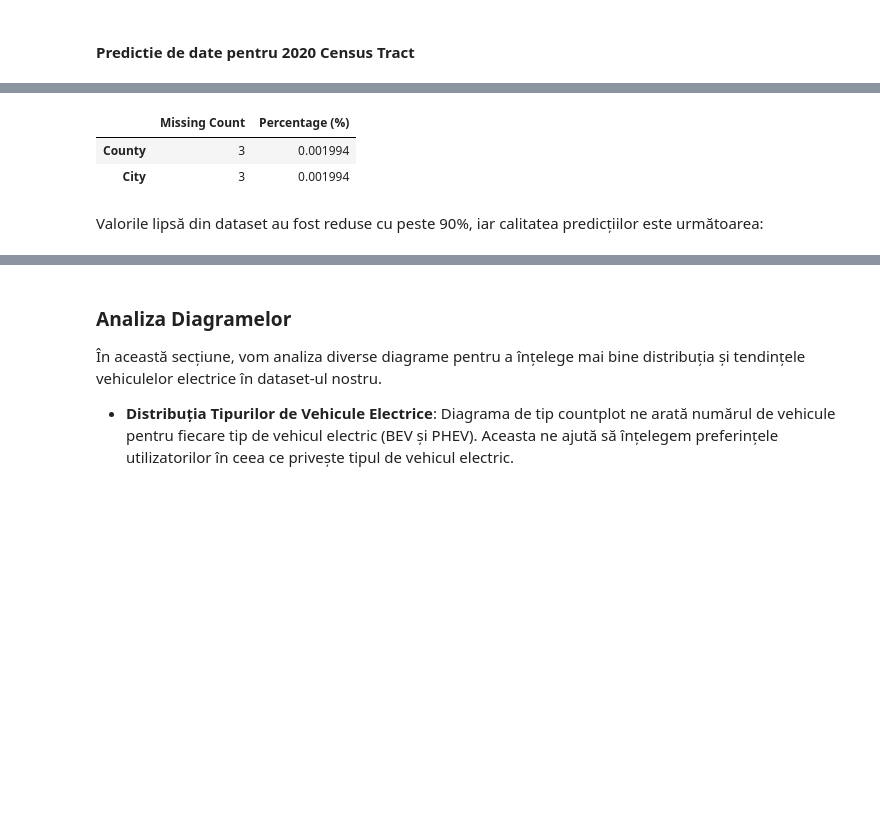
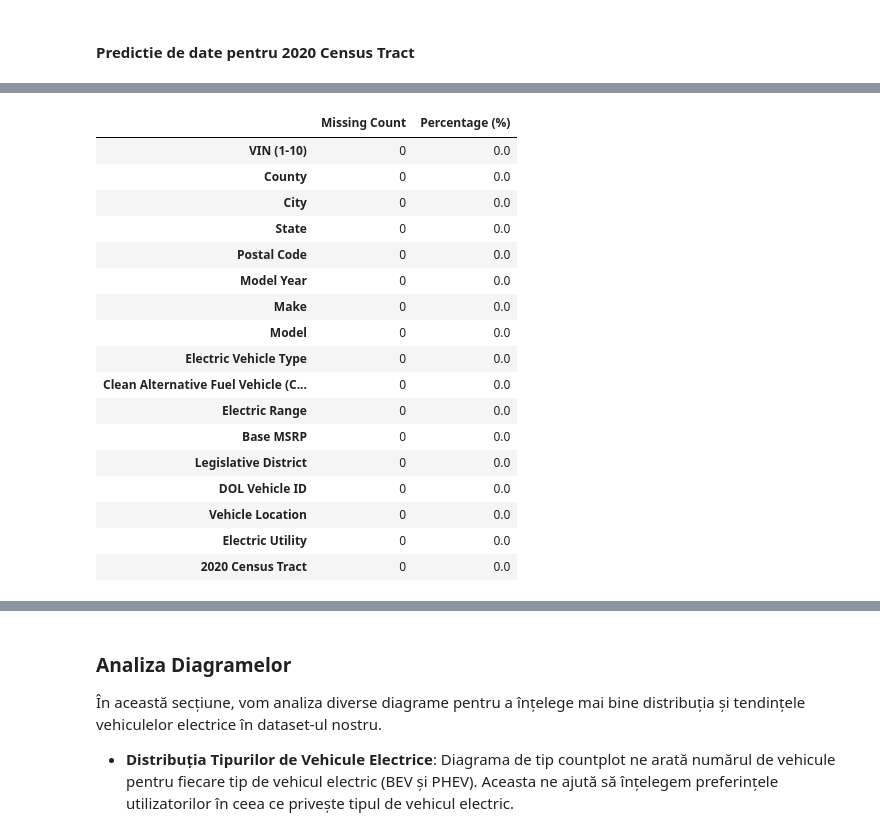
Before and after one commit to Copernicus12/Sisteme_Inteligente_-2025-, a Jupyter notebook: Electric_Vehicle_Population_Data.ipynb, the cells around one changed output, grey strips where cells are left out. Cells and saved outputs as stored; diff of their text form; code cells hidden in the pictures; blank space fills up the shorter version.

```diff
--- a/Electric_Vehicle_Population_Data.ipynb
+++ b/Electric_Vehicle_Population_Data.ipynb
@@ -346,0 +329,28 @@ if 'Country' in df.columns:
+# %%
+features = ['Postal Code', 'Model Year', 'Electric Range', 'Base MSRP', 'DOL Vehicle ID', '2020 Census Tract']
+X = df[features]
+y = df['City']
+
+imputer = SimpleImputer(strategy='mean')
+X = imputer.fit_transform(X)
+
+scaler = StandardScaler()
+X = scaler.fit_transform(X)
+
+df_train = df.dropna(subset=['City'])
+X_train = df_train[features]
+y_train = df_train['City']
+
+X_train = imputer.transform(X_train)
+X_train = scaler.transform(X_train)
+
+model_city = RandomForestClassifier(n_estimators=100, random_state=42)
+model_city.fit(X_train, y_train)
+
+missing_city = df[df['City'].isnull()]
+if not missing_city.empty:
+    X_missing = missing_city[features]
+    X_missing = imputer.transform(X_missing)
+    X_missing = scaler.transform(X_missing)
+    predicted_city = model_city.predict(X_missing)
+    df.loc[df['City'].isnull(), 'City'] = predicted_city
@@ -347,17 +383,30 @@ if 'Country' in df.columns:
 # %%
 missing_values = df.isnull().sum()
 missing_percentage = (missing_values / len(df)) * 100
 
 missing_data = pd.DataFrame({"Missing Count": missing_values, "Percentage (%)": missing_percentage})
-missing_data = missing_data[missing_data["Missing Count"] > 0]
+missing_data = missing_data[missing_data["Missing Count"] == 0]
 
 missing_data
 # %% [output]
 |  | Missing Count | Percentage (%) |
-| County | 3 | 0.001994 |
-| City | 3 | 0.001994 |
+| VIN (1-10) | 0 | 0.0 |
+| County | 0 | 0.0 |
+| City | 0 | 0.0 |
+| State | 0 | 0.0 |
+| Postal Code | 0 | 0.0 |
+| Model Year | 0 | 0.0 |
+| Make | 0 | 0.0 |
+| Model | 0 | 0.0 |
+| Electric Vehicle Type | 0 | 0.0 |
+| Clean Alternative Fuel Vehicle (C... | 0 | 0.0 |
+| Electric Range | 0 | 0.0 |
+| Base MSRP | 0 | 0.0 |
+| Legislative District | 0 | 0.0 |
+| DOL Vehicle ID | 0 | 0.0 |
+| Vehicle Location | 0 | 0.0 |
+| Electric Utility | 0 | 0.0 |
+| 2020 Census Tract | 0 | 0.0 |
-# %% [markdown]
-Valorile lipsă din dataset au fost reduse cu peste 90%, iar calitatea predicțiilor este următoarea:
 # %%
 print("\nDescrierea dataset-ului:")
 print(pd.DataFrame(df[['Legislative District', 'Vehicle Location', 'Electric Utility', 'Postal Code', '2020 Census Tract']].describe(include='all')))
```
Also changed, not shown: parts of 15 cells of this notebook, 1 other file.
